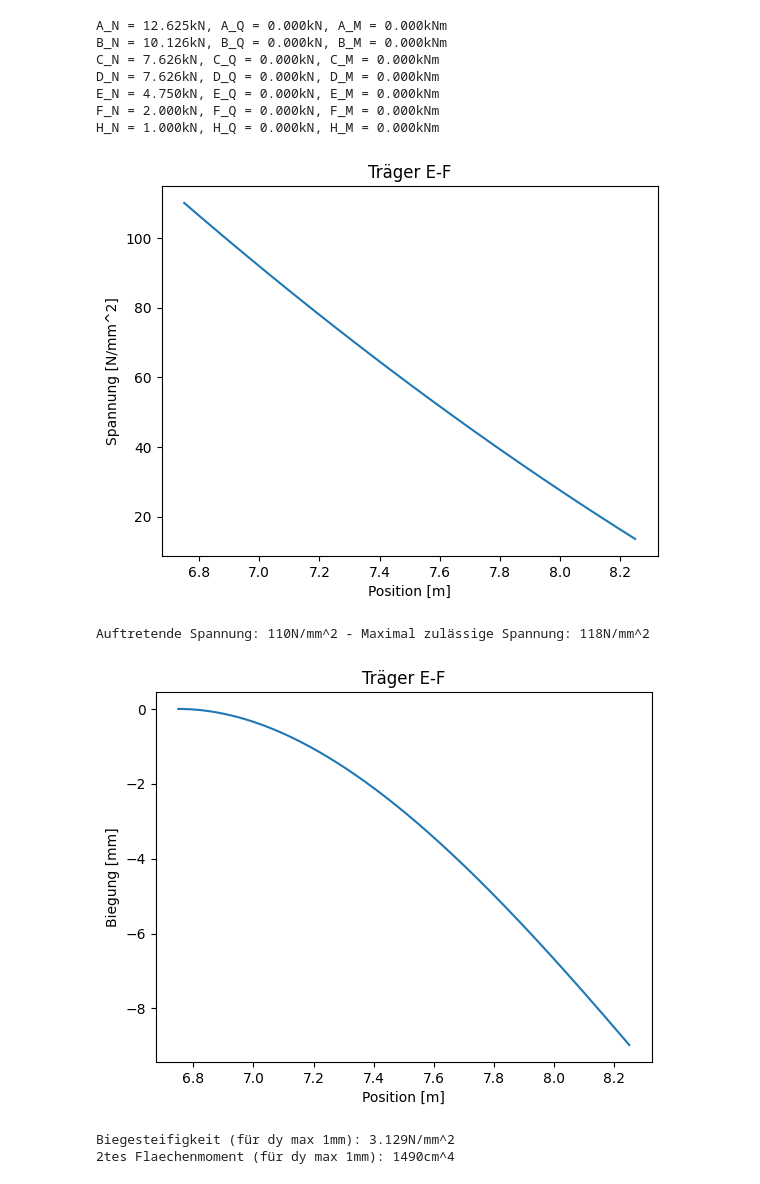
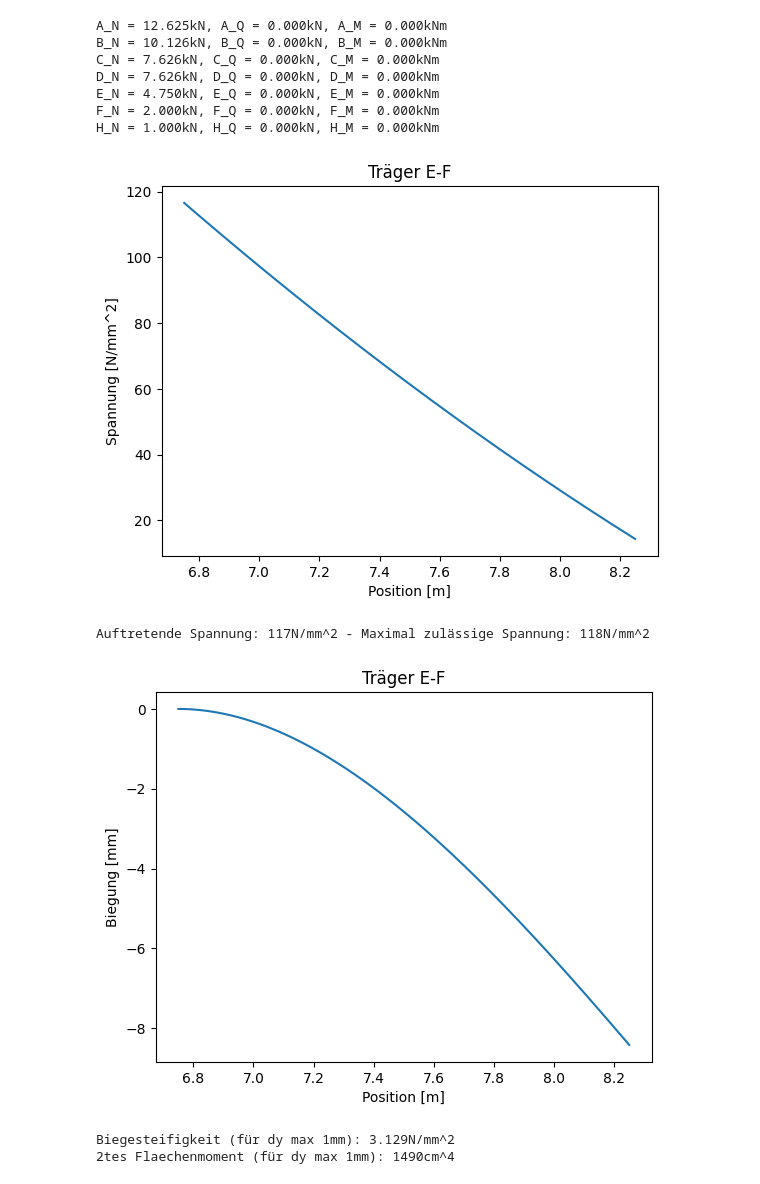
Before and after one commit to nwalser/systems-engineering-sisy, a Jupyter notebook: mesy_project/calculations2.ipynb, the cells around one changed output. Cells and saved outputs as stored; diff of their text form; code cells hidden in the pictures.

```diff
--- a/mesy_project/calculations2.ipynb
+++ b/mesy_project/calculations2.ipynb
@@ -206,45 +206,45 @@ H_N = 1.000kN, H_Q = 0.000kN, H_M = 0.000kNm
 # %%
 # calculations E-F
 E_modulus = 210000 / (0.001**2) # N/m^2
-# rundprofil mit 90mm durchmesser und 4mm wanddicke
-z_max = 45 * (0.001**1) # m
-I_yy = 166 * (0.01**4) # m^4
+# rundprofil mit 101.6mm durchmesser und 5mm wanddicke
+z_max = 101.6 / 2 * (0.001**1) # m
+I_yy = 177 * (0.01**4) # m^4
 Biegesteifigkeit = E_modulus * I_yy
 
 L = s1.L[(s1.L >= E) & (s1.L <= F)]
 M = s1.getM()[(s1.L >= E) & (s1.L <= F)]
 
 # spannungsnachweis
 s_max = 355
 sf = 3
 
 S = M / I_yy * z_max
 
 plt.plot(L, S / (1000**2))
 plt.title("Träger E-F")
 plt.ylabel("Spannung [N/mm^2]")
 plt.xlabel("Position [m]")
 plt.show()
 
 print(f"Auftretende Spannung: {np.amax(S) / (1000**2):0.0f}N/mm^2 - Maximal zulässige Spannung: {s_max / sf:0.0f}N/mm^2")
 
 # steifigkeitsnachweis
 W1 = np.cumsum(M[::-1]) * abs(L[0] - L[1])
 W2 = -np.cumsum(W1) * abs(L[0] - L[1])
 
 plt.plot(L, W2[::-1] / Biegesteifigkeit * 1000)
 plt.title("Träger E-F")
 plt.ylabel("Biegung [mm]")
 plt.xlabel("Position [m]")
 plt.show()
 
 dx_max = 0.001
 print(f"Biegesteifigkeit (für dy max 1mm): {W2[-1] / -dx_max / 1000**2:0.3f}N/mm^2")
 print(f"2tes Flaechenmoment (für dy max 1mm): {W2[-1] / -dx_max / E_modulus * (100**4):0.0f}cm^4")
 # %% [output]
-[figure, old version]
+[figure, new version]
-Auftretende Spannung: 110N/mm^2 - Maximal zulässige Spannung: 118N/mm^2
+Auftretende Spannung: 117N/mm^2 - Maximal zulässige Spannung: 118N/mm^2
-[figure, old version]
+[figure, new version]
 Biegesteifigkeit (für dy max 1mm): 3.129N/mm^2
 2tes Flaechenmoment (für dy max 1mm): 1490cm^4
 # %%
```
Also changed, not shown: parts of 1 cell of this notebook.
